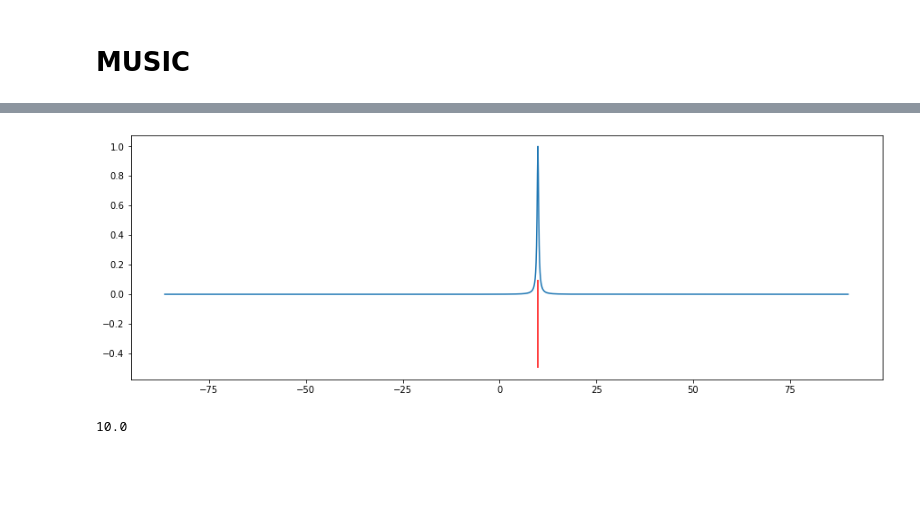
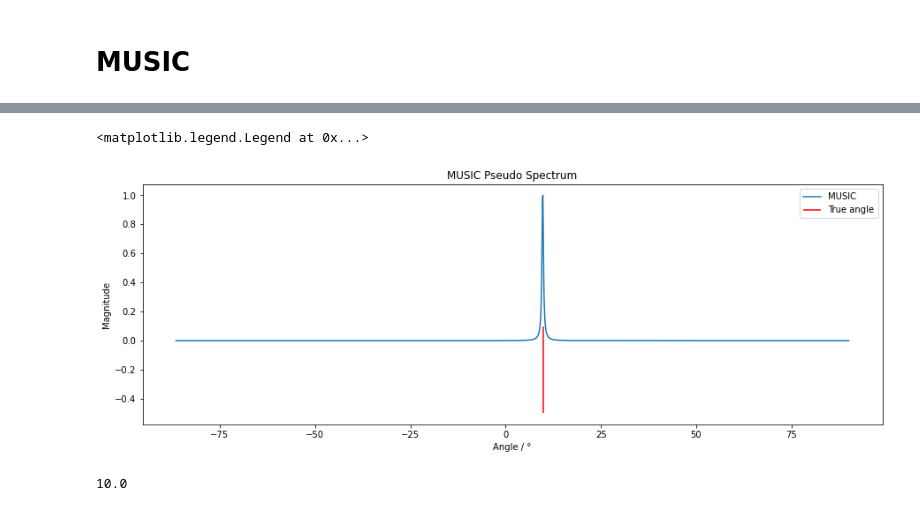
Before and after one commit to analogdevicesinc/gr-ofdmradar, a Jupyter notebook: docs/DOA.ipynb, the cells around one changed output, grey strips where cells are left out. Drawn from its saved outputs; the diff is of its cells as text; code cells hidden in the pictures; blank space fills up the shorter version.

Commit message:
DOA.ipynb: Fix FFT estimate graphs
Signed-off-by: David Winter <david.winter@analog.com>

```diff
--- a/docs/DOA.ipynb
+++ b/docs/DOA.ipynb
@@ -152,8 +174,13 @@ pspec = np.abs(music_pspec) / np.max(np.abs(music_pspec))
 # %%
 plt.plot(angles, pspec)
 plt.vlines(angle * 180 / np.pi, -0.5, .1, "r");
+plt.title("MUSIC Pseudo Spectrum")
+plt.xlabel("Angle / °")
+plt.ylabel("Magnitude")
+plt.legend(["MUSIC", "True angle"])
 # %% [output]
+<matplotlib.legend.Legend at 0x...>
-[figure, old version]
+[figure, new version]
 # %%
 angle * 180 / np.pi
 # %% [output]
```
Also changed, not shown: parts of 22 cells of this notebook.
